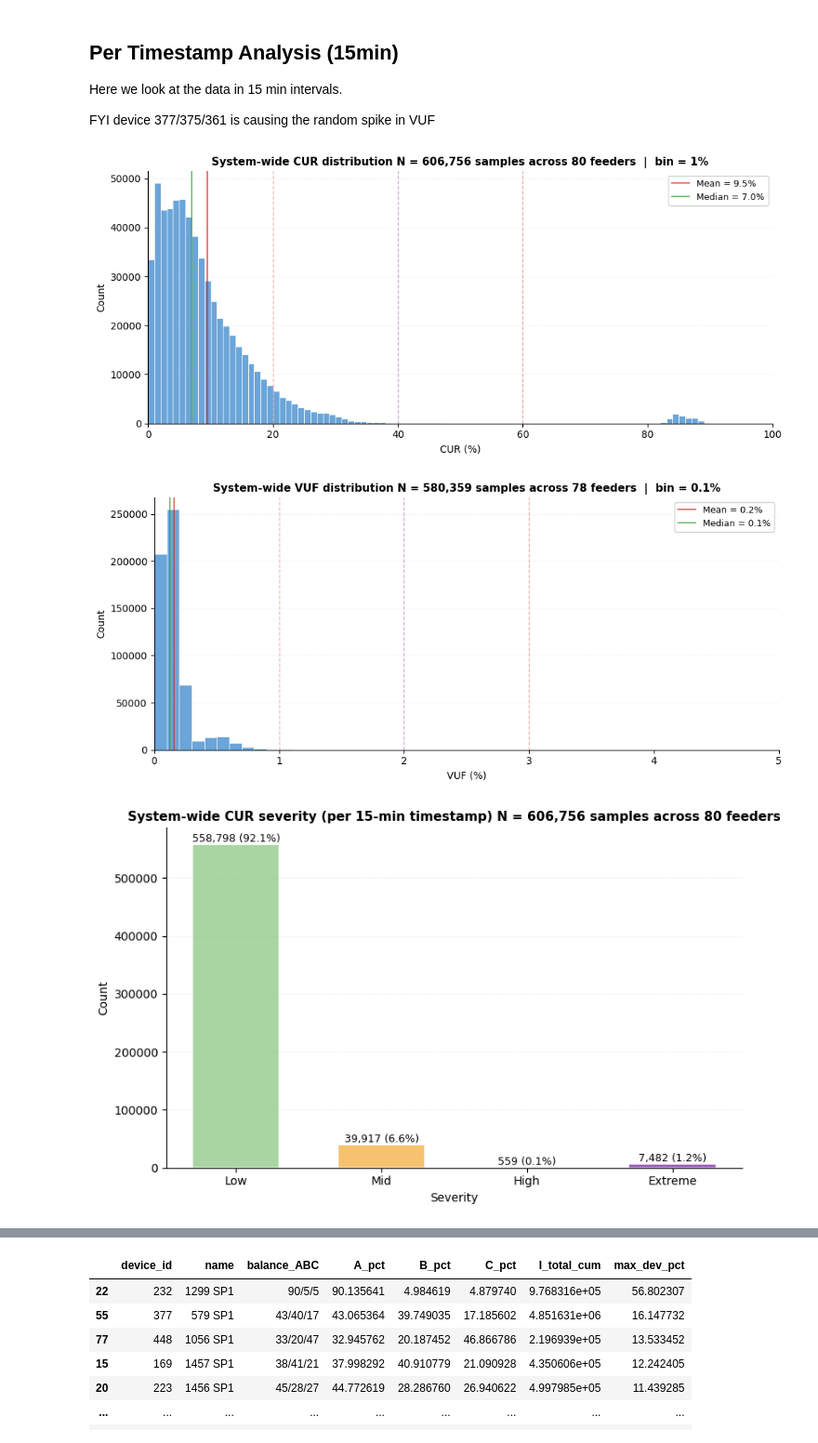
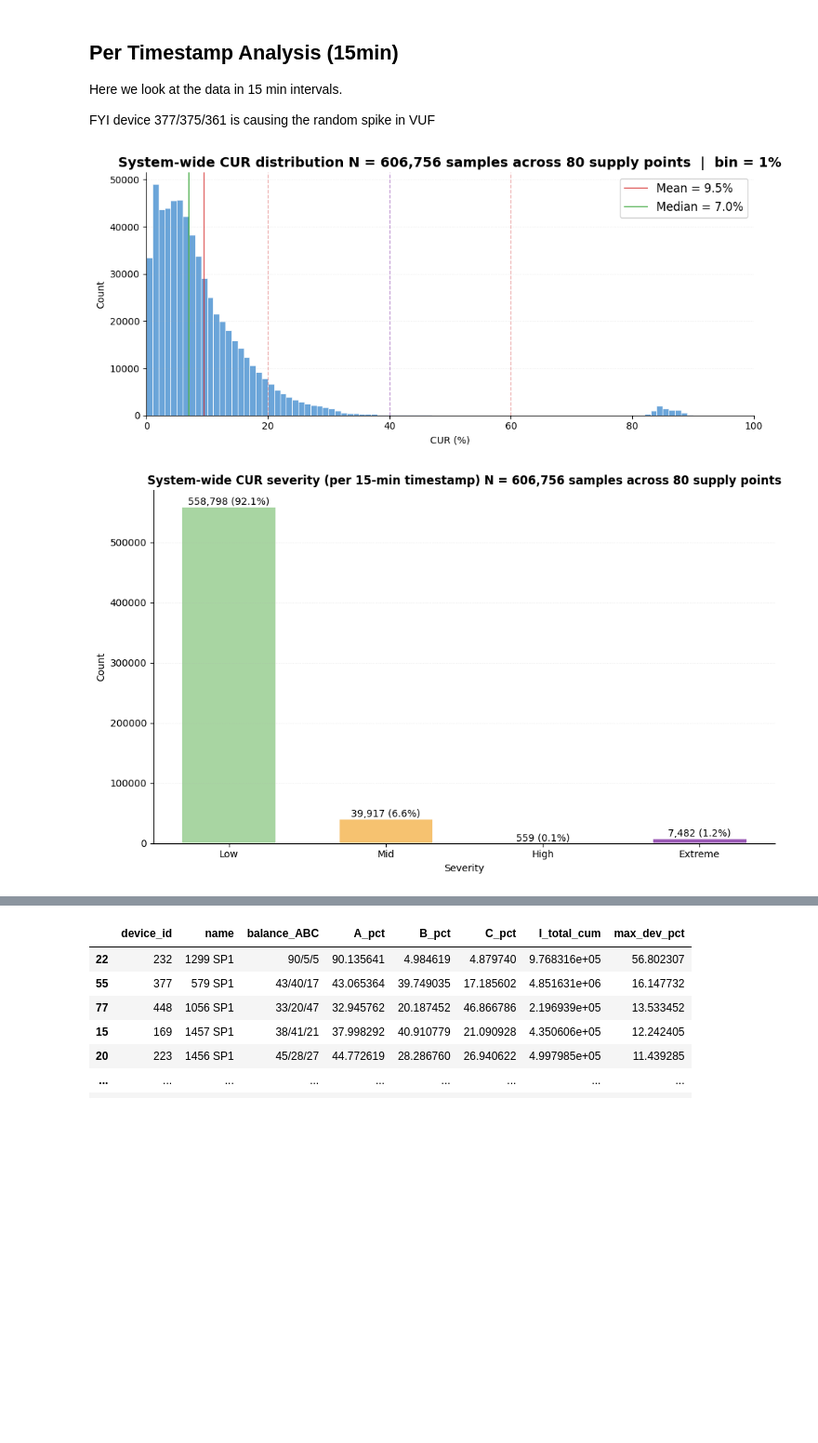
Before and after one commit to MindisBlank/Jasonaq_thesis, a Jupyter notebook: notebooks/CUR.ipynb, the cells around one changed output, grey strips where cells are left out. Shown at 93% size. Saved outputs shown, nothing was run; the diff lists cells and outputs as text; code cells hidden in the pictures; blank space fills up the shorter version.

```diff
--- a/notebooks/CUR.ipynb
+++ b/notebooks/CUR.ipynb
@@ -865,29 +879,21 @@ FYI device 377/375/361 is causing the random spike in VUF
 # %%
 edges_ts_CUR    = [0.0, 20.0, 40.0, 60.0, 100.0 + 1e-9]
 edges_ts_CURdev = [0.0, 10, 20, 30, (2/3)*100 + 1e-9]
 edges_ts_VUF    = [0.0, 1, 2, 3, 100 + 1e-9]
 labels = ["Low", "Mid", "High", "Extreme"]
 
 # ---- histograms ----
 fig = system_wide_histogram(
     df_jn_hi_load, metric_col="cur_ratio",
     bin_width_pct=1, max_pct=100, severity_edges=edges_ts_CUR,
 )
-fig = system_wide_histogram(
-    df_jn_hi_load, metric_col="vuf_magnitude",
-    bin_width_pct=0.1, max_pct=5, severity_edges=edges_ts_VUF,
-)
+
 
 # ---- severity bar charts ----
 fig, counts, tmp = system_wide_severity_barchart_timestamp(
     df_jn_hi_load, metric_col="cur_ratio",
     edges=edges_ts_CUR, labels=labels, max_pct=100.0,
 )
-fig, counts, tmp = system_wide_severity_barchart_timestamp(
-    df_jn_hi_load, metric_col="vuf_magnitude",
-    edges=edges_ts_VUF, labels=labels, max_pct=100,
-)
 # %% [output]
-[figure, old version]
+[figure, new version]
-[figure, old version]
+[figure, new version]
-[figure, removed]
```
Also changed, not shown: parts of 7 cells of this notebook, 8 other files.
